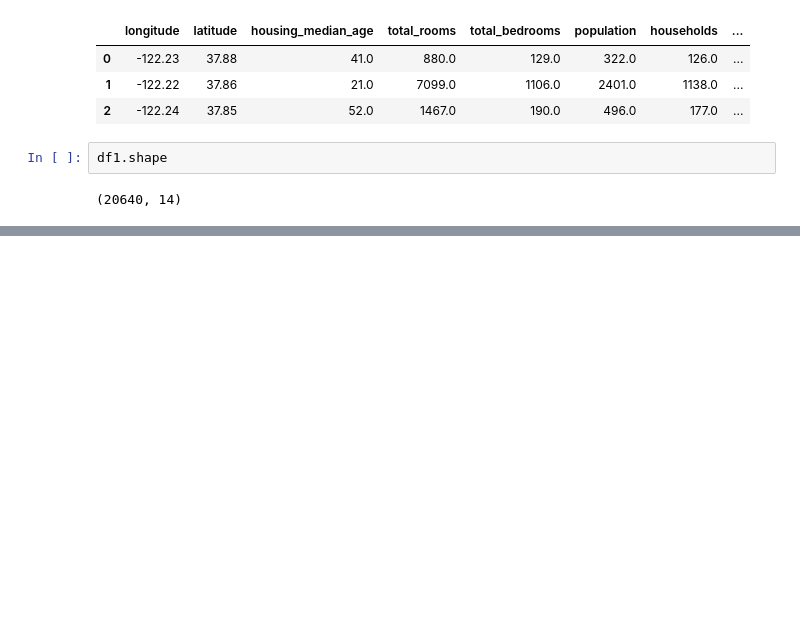
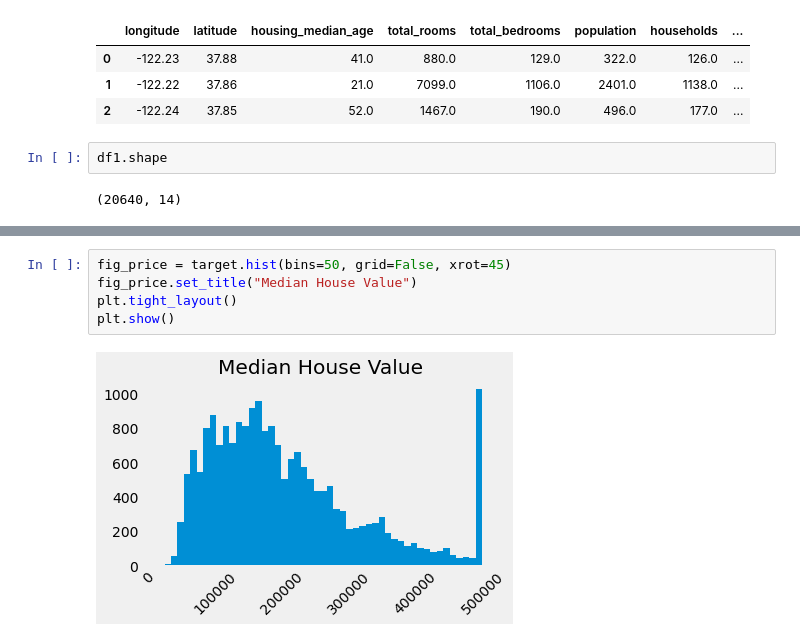
Before and after one commit to johnsonadam187/scikit_ml_projects, a Jupyter notebook: housing_data_multiple_regr.ipynb, the cells around one changed output, grey strips where cells are left out. Saved outputs shown, nothing was run; the diff lists cells and outputs as text; blank space fills up the shorter version.

```diff
--- a/housing_data_multiple_regr.ipynb
+++ b/housing_data_multiple_regr.ipynb
@@ -107,0 +166,7 @@ df1.shape
+# %%
+fig_price = target.hist(bins=50, grid=False, xrot=45)
+fig_price.set_title("Median House Value")
+plt.tight_layout()
+plt.show()
+# %% [output]
+[figure, added]
```
Also changed, not shown: parts of 75 cells of this notebook.
